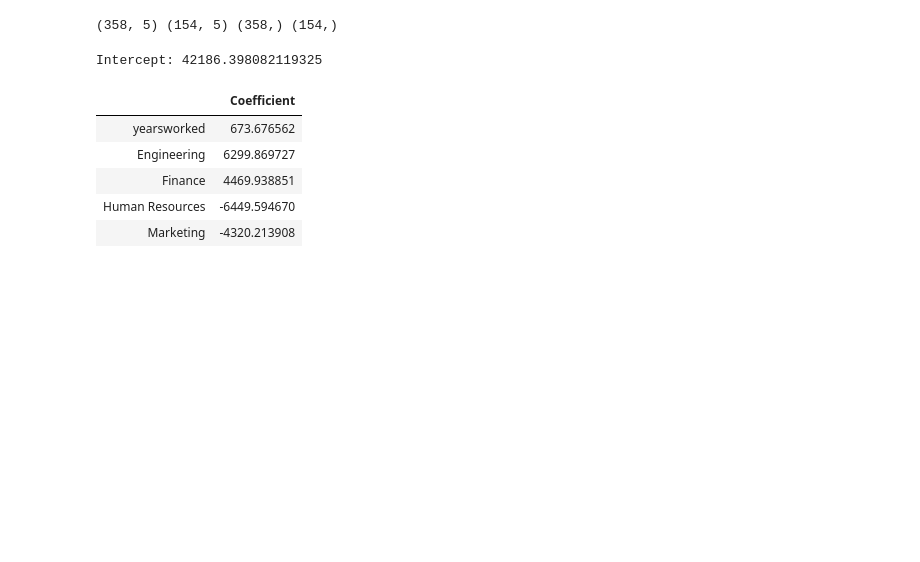
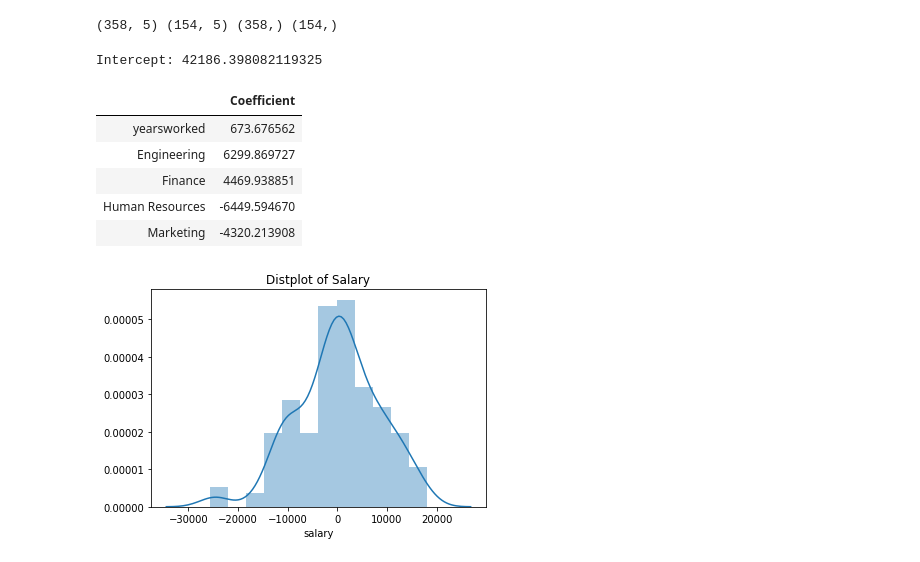
Before and after one commit to KhomotsoT/Multivariate_linear_regression, a Jupyter notebook: Multivariate_linear_regresion.ipynb, the cells around one changed output. Saved outputs shown, nothing was run; the diff lists cells and outputs as text; code cells hidden in the pictures; blank space fills up the shorter version.

```diff
--- a/Multivariate_linear_regresion.ipynb
+++ b/Multivariate_linear_regresion.ipynb
@@ -302,0 +305,7 @@ coeff_df
+# %%
+ypred = results.predict(X_test)
+dist_pred = sns.distplot(ypred - y_test)
+plt.title('Distplot of Salary')
+plt.show()
+# %% [output]
+[figure, added]
```
Also changed, not shown: parts of 2 cells of this notebook.
